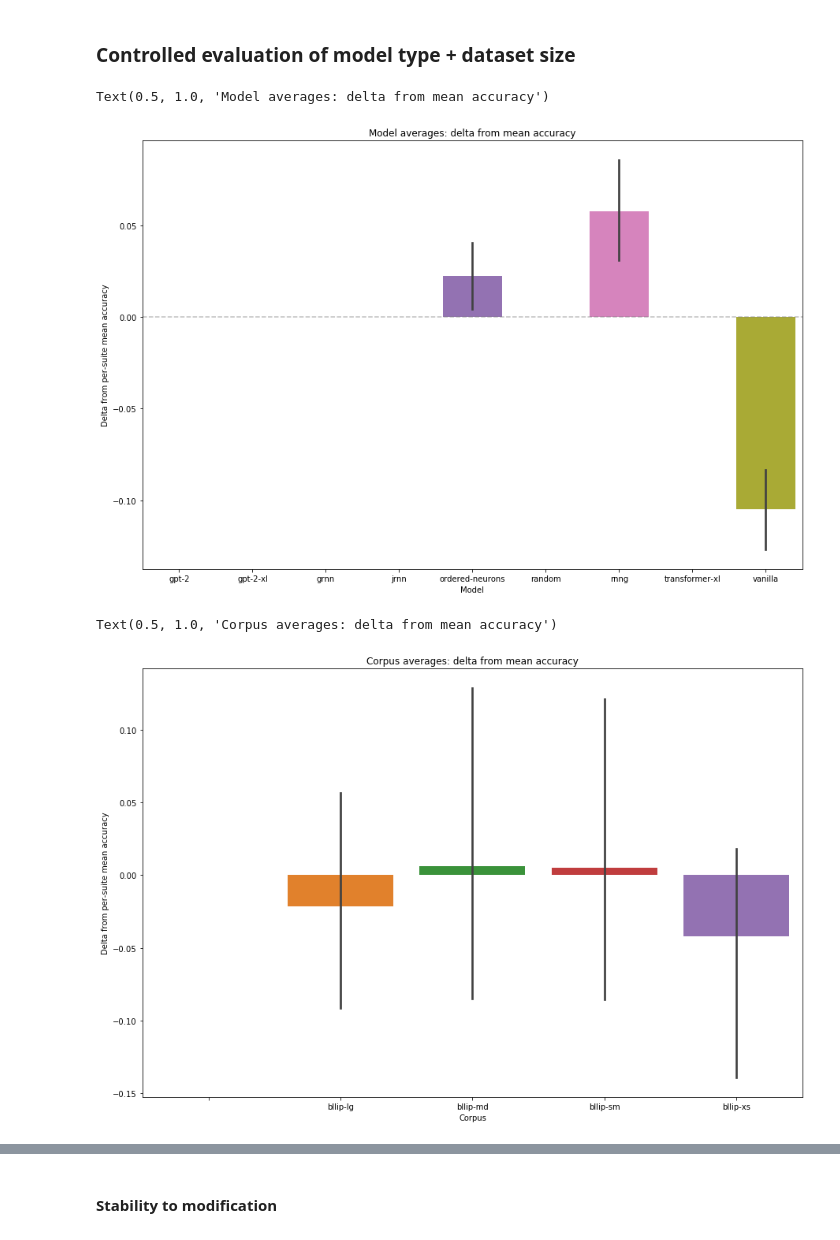
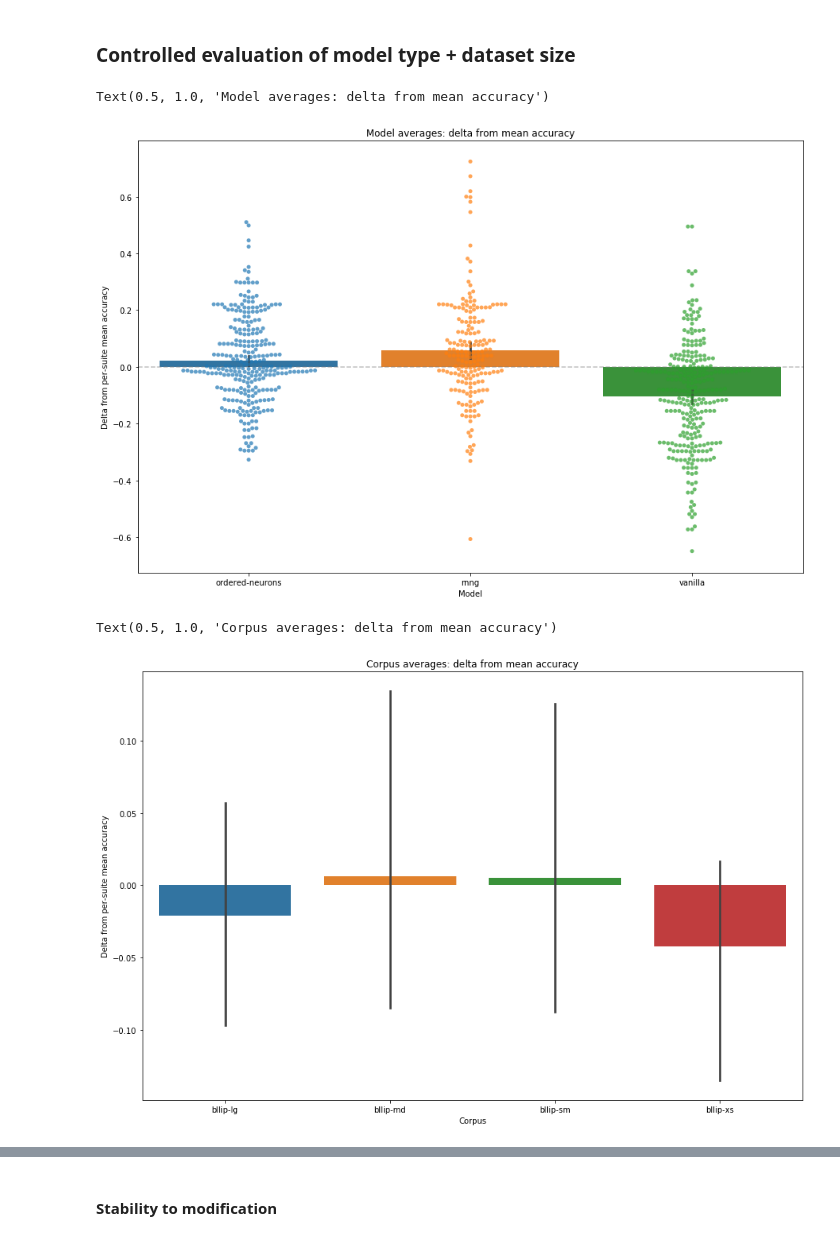
Before and after one commit to cpllab/syntactic-generalization, a Jupyter notebook: notebooks/main.ipynb, the cells around one changed output, grey strips where cells are left out. Cells and saved outputs as stored; diff of their text form; code cells hidden in the pictures.

```diff
--- a/notebooks/main.ipynb
+++ b/notebooks/main.ipynb
@@ -278,28 +284,33 @@ Text(0, 0.5, 'Accuracy')
 # %% [markdown]
 ### Controlled evaluation of model type + dataset size
+# %%
+controlled_suites_df = suites_df[suites_df.model_name.isin(controlled_models)]
+controlled_suites_df_mod = suites_df_mod[suites_df_mod.model_name.isin(controlled_models)]
+controlled_joined_data_circuits = joined_data_circuits[joined_data_circuits.model_name.isin(controlled_models)]
 # %%
 # Compare SG deltas w.r.t. test suite mean rather than absolute values.
 # This makes for a more easily interpretable visualization
 
 f, ax = plt.subplots(figsize=(15, 10))
 ax.axhline(0, c="gray", alpha=0.5, linestyle="--")
-sns.barplot(data=suites_df.reset_index(), x="model_name", y="correct_delta", ax=ax)
-#sns.swarmplot(data=suites_df.reset_index(), x="model_name", y="correct_delta")
+sns.barplot(data=controlled_suites_df.reset_index(), x="model_name", y="correct_delta", ax=ax)
+sns.swarmplot(data=controlled_suites_df.reset_index(), x="model_name", y="correct_delta", alpha=0.7, ax=ax)
 
 plt.xlabel("Model")
 plt.ylabel("Delta from per-suite mean accuracy")
 plt.title("Model averages: delta from mean accuracy")
 # %% [output]
 Text(0.5, 1.0, 'Model averages: delta from mean accuracy')
-[figure, old version]
+[figure, new version]
 # %%
 plt.subplots(figsize=(15, 10))
 # Estimate error intervals with a structured bootstrap: resampling units = model
-sns.barplot(data=suites_df.reset_index(), x="corpus", y="correct_delta", units="model_name")
+sns.barplot(data=controlled_suites_df.reset_index(), x="corpus", y="correct_delta",
+            units="model_name", order=corpus_order)
 
 plt.xlabel("Corpus")
 plt.ylabel("Delta from per-suite mean accuracy")
 plt.title("Corpus averages: delta from mean accuracy")
 # %% [output]
 Text(0.5, 1.0, 'Corpus averages: delta from mean accuracy')
-[figure, old version]
+[figure, new version]
```
Also changed, not shown: parts of 10 cells of this notebook, 1 other file.
